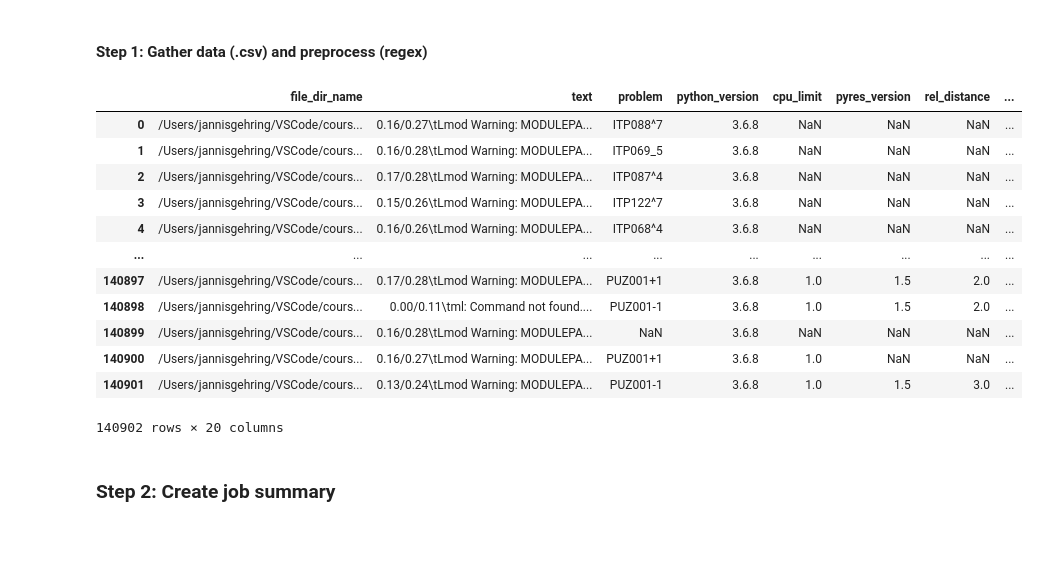
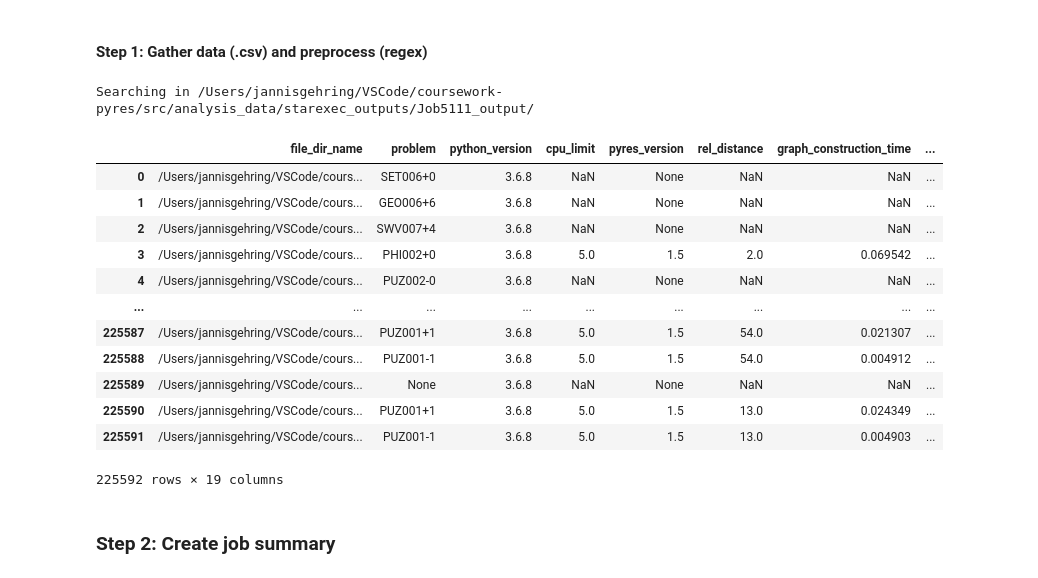
Before and after one commit to GehriJan/coursework-pyres, a Jupyter notebook: src/notebook.ipynb, the cells around one changed output. Drawn from its saved outputs; the diff is of its cells as text; code cells hidden in the pictures; blank space fills up the shorter version.

```diff
--- a/src/notebook.ipynb
+++ b/src/notebook.ipynb
@@ -190,8 +194,8 @@ plt.tight_layout()
 # %% [markdown]
 ### General Starexec output stuff
 # %%
-starexec_outputs = os.path.join(notebook_dir, "starexec_outputs")
-job_index = 5055
+starexec_outputs = os.path.join(notebook_dir, "analysis_data/starexec_outputs")
+job_index = 5111
 problem_folder = os.path.join(starexec_outputs, f"Job{str(job_index)}_output/")
 # %% [markdown]
 #### Move problem outputs from Downloads to project
@@ -244,8 +245,8 @@ df_se_csv
 # %% [markdown]
 #### Step 1: Gather data (.csv) and preprocess (regex)
 # %%
-load_from_file = True
-store = False
+load_from_file = False
+store = True
 if load_from_file:
     df_se_indi = pd.read_csv(problem_folder + f"df_se_indi_{str(job_index)}.csv", index_col=0)
 else:
@@ -278,46 +279,48 @@ else:
         ("cpu_limit",                       r"(?<=% CPULimit   : )\S+",                      int),
         ("pyres_version",                   r"(?<=% Version:  )(\S+)",                       str),
         ("rel_distance",                    r"(?<=# rel_distance: )\S+",                     int),
         ("graph_construction_time",         r"(?<=# graph_construction_time: )(\S+)",        float),
         ("neighbourhood_computation_time",  r"(?<=# neighbourhood_computation_time: )(\S+)", float),
         ("szs_status",                      r"(?<=% SZS status )(\S+)",                      str),
         ("initial_clauses",                 r"(?<=% Initial clauses    : )(\S+)",            int),
         ("processed_clauses",               r"(?<=% Processed clauses  : )(\S+)", 			 int),
         ("factors_computed",                r"(?<=% Factors computed   : )(\S+)", 			 int),
         ("resolvents_computed",             r"(?<=% Resolvents computed: )(\S+)", 			 int),
         ("tautologies_deleted",             r"(?<=% Tautologies deleted: )(\S+)", 			 int),
         ("forward_subsumed",                r"(?<=% Forward subsumed   : )(\S+)", 			 int),
         ("backward_subsumed",               r"(?<=% Backward subsumed  : )(\S+)", 			 int),
         ("user_time",                       r"(?<=% User time          : )(\S+)", 			 float),
         ("system_time",                     r"(?<=% System time        : )(\S+)", 			 float),
         ("total_time",                      r"(?<=% Total time         : )(\S+)", 			 float),
     ]
 
     for new_column_name, pattern, col_type in tqdm(new_column_specs, desc="Searching for regex patterns"):
         df_se_indi[new_column_name] = (
             df_se_indi["text"]
             .apply(lambda text: re.search(pattern + r"|$", text)[0])
             .apply(lambda text: col_type(text) if text !="" else None)
         )
+    df_se_indi = df_se_indi.drop(["text"], axis="columns")
 
 if store:
     df_se_indi.to_csv(problem_folder + f"df_se_indi_{str(job_index)}.csv")
 
 df_se_indi
 # %% [output]
+Searching in /Users/jannisgehring/VSCode/coursework-pyres/src/analysis_data/starexec_outputs/Job5111_output/
-|  | file_dir_name | text | problem | python_version | cpu_limit | pyres_version | rel_distance | ... |
-| 0 | /Users/jannisgehring/VSCode/cours... | 0.16/0.27\tLmod Warning: MODULEPA... | ITP088^7 | 3.6.8 | NaN | NaN | NaN | ... |
-| 1 | /Users/jannisgehring/VSCode/cours... | 0.16/0.28\tLmod Warning: MODULEPA... | ITP069_5 | 3.6.8 | NaN | NaN | NaN | ... |
-| 2 | /Users/jannisgehring/VSCode/cours... | 0.17/0.28\tLmod Warning: MODULEPA... | ITP087^4 | 3.6.8 | NaN | NaN | NaN | ... |
-| 3 | /Users/jannisgehring/VSCode/cours... | 0.15/0.26\tLmod Warning: MODULEPA... | ITP122^7 | 3.6.8 | NaN | NaN | NaN | ... |
-| 4 | /Users/jannisgehring/VSCode/cours... | 0.16/0.26\tLmod Warning: MODULEPA... | ITP068^4 | 3.6.8 | NaN | NaN | NaN | ... |
+|  | file_dir_name | problem | python_version | cpu_limit | pyres_version | rel_distance | graph_construction_time | ... |
+| 0 | /Users/jannisgehring/VSCode/cours... | SET006+0 | 3.6.8 | NaN | None | NaN | NaN | ... |
+| 1 | /Users/jannisgehring/VSCode/cours... | GEO006+6 | 3.6.8 | NaN | None | NaN | NaN | ... |
+| 2 | /Users/jannisgehring/VSCode/cours... | SWV007+4 | 3.6.8 | NaN | None | NaN | NaN | ... |
+| 3 | /Users/jannisgehring/VSCode/cours... | PHI002+0 | 3.6.8 | 5.0 | 1.5 | 2.0 | 0.069542 | ... |
+| 4 | /Users/jannisgehring/VSCode/cours... | PUZ002-0 | 3.6.8 | NaN | None | NaN | NaN | ... |
 | ... | ... | ... | ... | ... | ... | ... | ... | ... |
-| 140897 | /Users/jannisgehring/VSCode/cours... | 0.17/0.28\tLmod Warning: MODULEPA... | PUZ001+1 | 3.6.8 | 1.0 | 1.5 | 2.0 | ... |
-| 140898 | /Users/jannisgehring/VSCode/cours... | 0.00/0.11\tml: Command not found.... | PUZ001-1 | 3.6.8 | 1.0 | 1.5 | 2.0 | ... |
-| 140899 | /Users/jannisgehring/VSCode/cours... | 0.16/0.28\tLmod Warning: MODULEPA... | NaN | 3.6.8 | NaN | NaN | NaN | ... |
-| 140900 | /Users/jannisgehring/VSCode/cours... | 0.16/0.27\tLmod Warning: MODULEPA... | PUZ001+1 | 3.6.8 | 1.0 | NaN | NaN | ... |
-| 140901 | /Users/jannisgehring/VSCode/cours... | 0.13/0.24\tLmod Warning: MODULEPA... | PUZ001-1 | 3.6.8 | 1.0 | 1.5 | 3.0 | ... |
+| 225587 | /Users/jannisgehring/VSCode/cours... | PUZ001+1 | 3.6.8 | 5.0 | 1.5 | 54.0 | 0.021307 | ... |
+| 225588 | /Users/jannisgehring/VSCode/cours... | PUZ001-1 | 3.6.8 | 5.0 | 1.5 | 54.0 | 0.004912 | ... |
+| 225589 | /Users/jannisgehring/VSCode/cours... | None | 3.6.8 | NaN | None | NaN | NaN | ... |
+| 225590 | /Users/jannisgehring/VSCode/cours... | PUZ001+1 | 3.6.8 | 5.0 | 1.5 | 13.0 | 0.024349 | ... |
+| 225591 | /Users/jannisgehring/VSCode/cours... | PUZ001-1 | 3.6.8 | 5.0 | 1.5 | 13.0 | 0.004903 | ... |
-140902 rows × 20 columns
+225592 rows × 19 columns
 # %% [markdown]
 ### Step 2: Create job summary
 # %%
```
Also changed, not shown: parts of 4 cells of this notebook, 1 other file.
